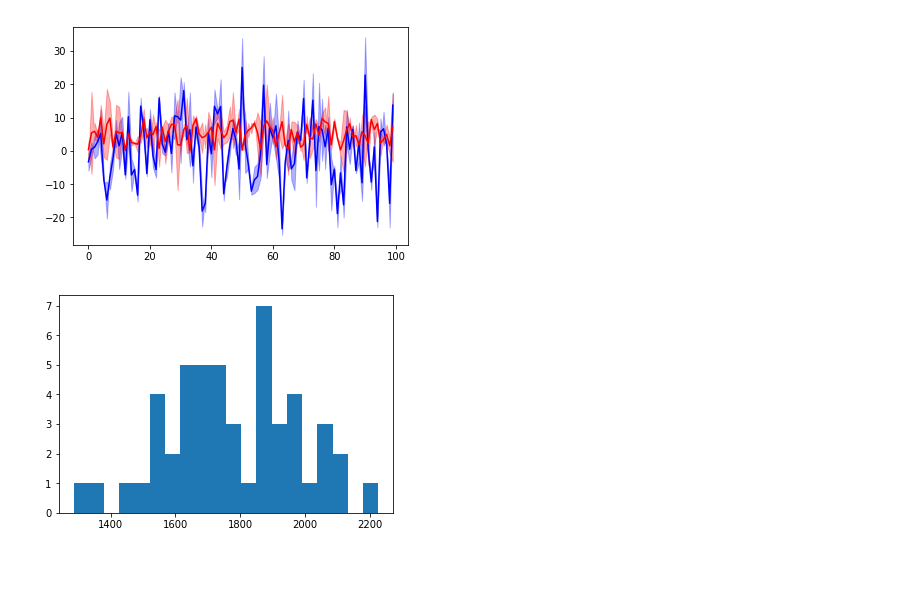
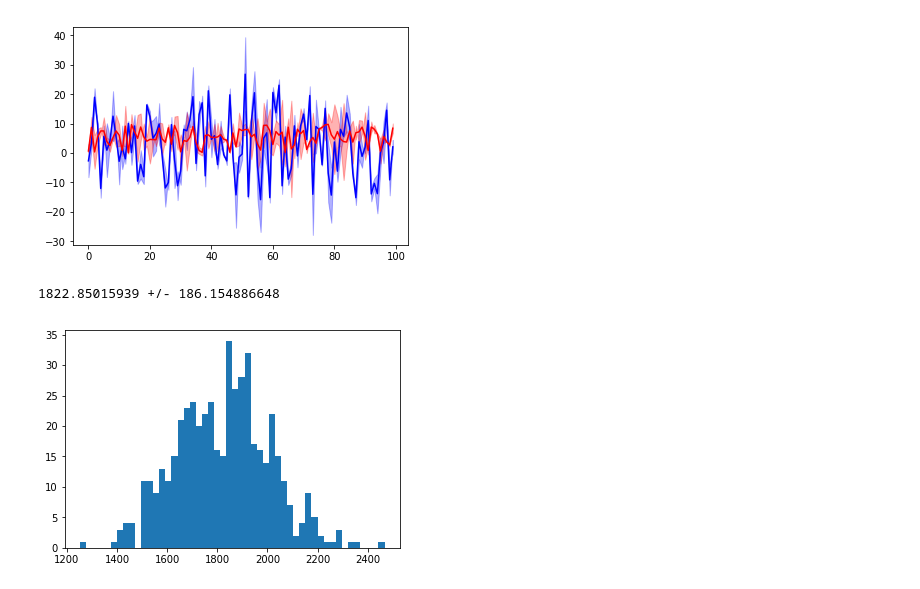
Before and after one commit to vditomasso/mcspectra, a Jupyter notebook: mc_rms.ipynb, the cells around one changed output. Drawn from its saved outputs; the diff is of its cells as text; code cells hidden in the pictures.

Commit message:
generates random data, MC RMS calculation, plots histogram w sample data

```diff
--- a/mc_rms.ipynb
+++ b/mc_rms.ipynb
@@ -2,27 +2,28 @@
 # Sample random data
 
 import numpy as np
+import matplotlib.pyplot as plt
 
 y_array1 = np.random.randn(100)*10
 y_array2 = np.random.rand(100)*10
 x_array = range(100)
 unc1 = np.random.randn(100)*5
 unc2 = np.random.randn(100)*5
-n=50
+n=500
 plt.plot(x_array,y_array1, color='b')
 plt.plot(x_array, y_array2, color='r')
 plt.fill_between(x_array, y_array1+unc1, y_array1-unc1, color='b', alpha=0.3)
 plt.fill_between(x_array, y_array2+unc2, y_array2-unc2, color='r', alpha=0.3)
 plt.show()
 # %% [output]
-[figure, old version]
+[figure, new version]
 # %%
 # Function that does n iterations of RMS calculation
 
 import numpy as np
 import matplotlib.pyplot as plt
 
-def mc_rms(x_array, y_array1, y_array2, unc1, unc2, n):
+def mc_rms (y_array1, y_array2, unc1, unc2, n):
 
     RMS=[]
 
@@ -33,13 +34,19 @@ def mc_rms(x_array, y_array1, y_array2, unc1, unc2, n):
         rms = (np.sum(diff**2))/(len(diff))**(0.5)
         RMS.append(rms)
 
+    avg = np.mean(RMS)
+    error = np.std(RMS)
+    print(avg, '+/-', error)
+
     RMS.sort()
-    plt.hist(RMS, bins=20)
+    plt.hist(RMS, bins=50)
     plt.show()
 
+
 #     print(RMS)
 # %%
 # Running the code with random sample data
-mc_rms(x_array, y_array1, y_array2, unc1, unc2, n)
+mc_rms(y_array1, y_array2, unc1, unc2, n)
 # %% [output]
+1822.85015939 +/- 186.154886648
-[figure, old version]
+[figure, new version]
```
